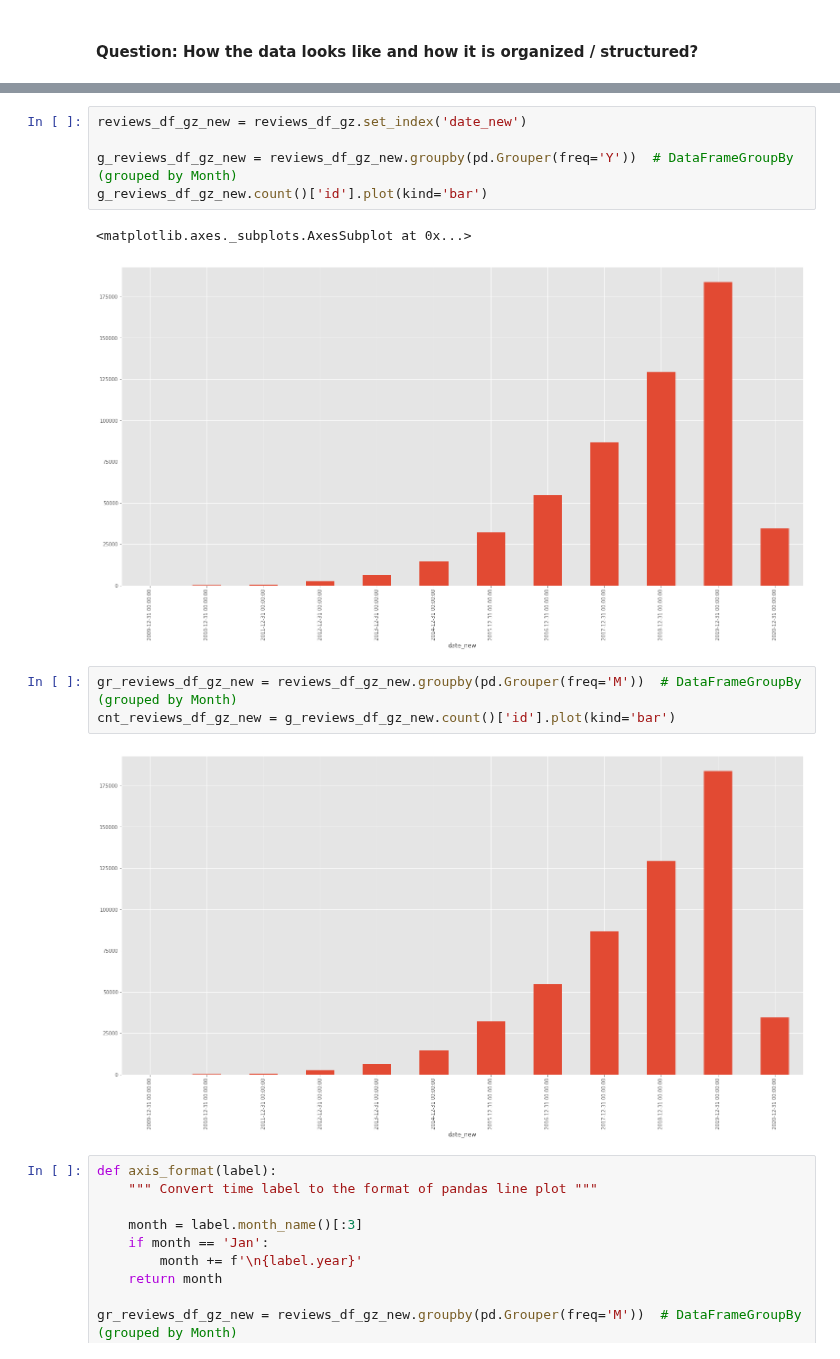
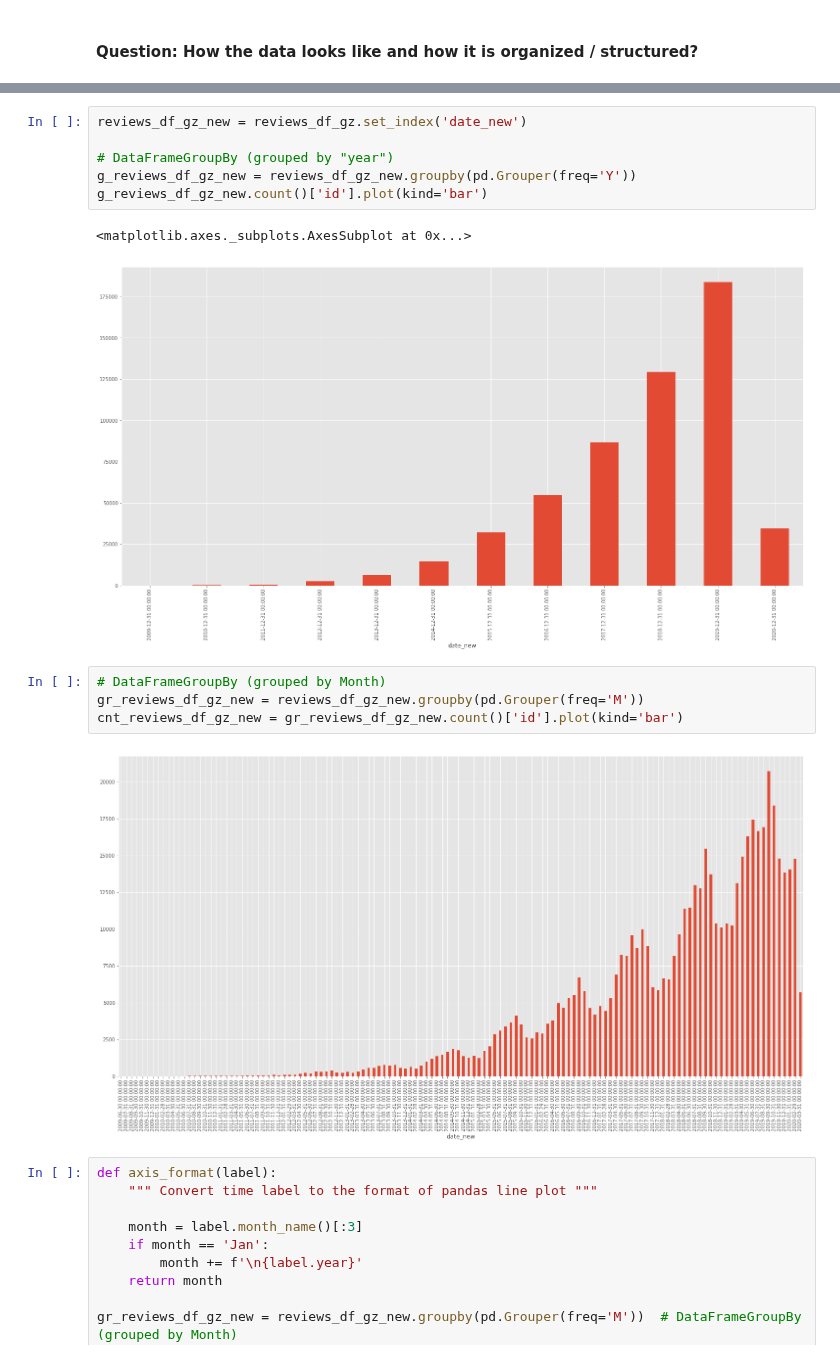
Before and after one commit to vdmitriyev/uol-data-analytics, a Jupyter notebook: python-csv-airbnb/python-csv-airbnb-analysis.ipynb, the cells around one changed output, grey strips where cells are left out. Saved outputs shown, nothing was run; the diff lists cells and outputs as text.

Commit message:
FIX: A variable name in the analysis of airbnb data

```diff
--- a/python-csv-airbnb/python-csv-airbnb-analysis.ipynb
+++ b/python-csv-airbnb/python-csv-airbnb-analysis.ipynb
@@ -410,16 +410,18 @@ reviews_df_gz.sort_values(by='date_new', ascending=False).head(5)
 # %%
 reviews_df_gz_new = reviews_df_gz.set_index('date_new')
 
-g_reviews_df_gz_new = reviews_df_gz_new.groupby(pd.Grouper(freq='Y'))  # DataFrameGroupBy (grouped by Month)
+# DataFrameGroupBy (grouped by "year")
+g_reviews_df_gz_new = reviews_df_gz_new.groupby(pd.Grouper(freq='Y'))
 g_reviews_df_gz_new.count()['id'].plot(kind='bar')
 # %% [output]
 <matplotlib.axes._subplots.AxesSubplot at 0x...>
 [figure]
 # %%
-gr_reviews_df_gz_new = reviews_df_gz_new.groupby(pd.Grouper(freq='M'))  # DataFrameGroupBy (grouped by Month)
-cnt_reviews_df_gz_new = g_reviews_df_gz_new.count()['id'].plot(kind='bar')
+# DataFrameGroupBy (grouped by Month)
+gr_reviews_df_gz_new = reviews_df_gz_new.groupby(pd.Grouper(freq='M'))
+cnt_reviews_df_gz_new = gr_reviews_df_gz_new.count()['id'].plot(kind='bar')
 # %% [output]
-[figure, old version]
+[figure, new version]
 # %%
 def axis_format(label):
     """ Convert time label to the format of pandas line plot """
```
Also changed, not shown: 1 other file.
